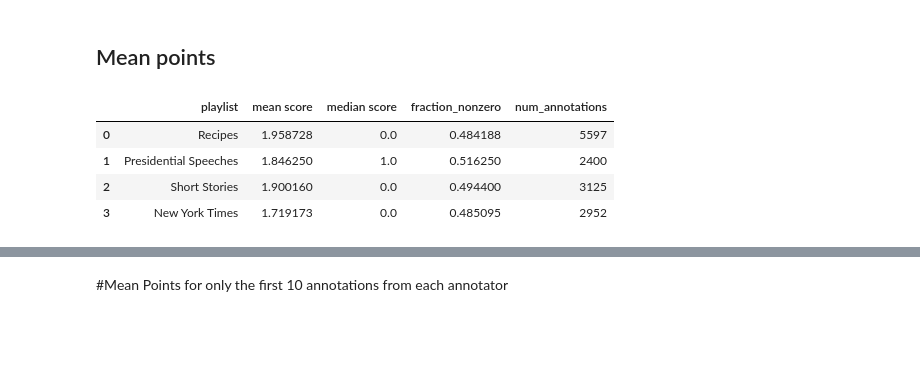
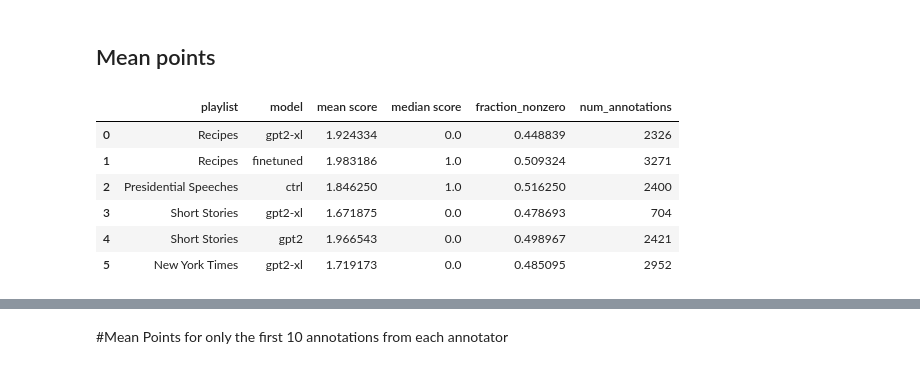
Before and after one commit to kirubarajan/roft, a Jupyter notebook: annotation/analysis/research.ipynb, the cells around one changed output, grey strips where cells are left out. Cells and saved outputs as stored; diff of their text form; code cells hidden in the pictures; blank space fills up the shorter version.

```diff
--- a/annotation/analysis/research.ipynb
+++ b/annotation/analysis/research.ipynb
@@ -136,26 +151,34 @@ full_df = full_df[full_df.annotator.isin(profiles_filter_df.pk)]
 # %%
 def analyze_per_playlist():
   info_to_return = []
   playlist_names = set(playlist_df["shortname"].tolist())
+  model_names = set(generation_df["system"].tolist())
   for playlist in playlist_names:
-    df = full_df[(full_df["playlist_name"]==playlist) & (full_df["playlist_version"]=="0.2")]
+    for model in model_names:
+      df = full_df[(full_df["playlist_name"]==playlist) &
+                          (full_df["system"]==model) &
+                          (full_df["playlist_version"]=="0.2")]
 
-    info = {"playlist": playlist,
-            "mean score": np.mean(df["points"]),
-            "median score": np.median(df["points"]),
-            "fraction_nonzero": len(df[df["points"] > 0]) / len(df),
-            "num_annotations": len(df)
-    }
-    info_to_return.append(info)
+      if len(df) > 0:
+        info = {"playlist": playlist,
+                "model": model,
+                "mean score": np.mean(df["points"]),
+                "median score": np.median(df["points"]),
+                "fraction_nonzero": len(df[df["points"] > 0]) / len(df),
+                "num_annotations": len(df)
+        }
+        info_to_return.append(info)
   return pd.DataFrame(info_to_return)
 
 analyze_per_playlist()
 # %% [output]
-|  | playlist | mean score | median score | fraction_nonzero | num_annotations |
-| 0 | Recipes | 1.958728 | 0.0 | 0.484188 | 5597 |
-| 1 | Presidential Speeches | 1.846250 | 1.0 | 0.516250 | 2400 |
-| 2 | Short Stories | 1.900160 | 0.0 | 0.494400 | 3125 |
-| 3 | New York Times | 1.719173 | 0.0 | 0.485095 | 2952 |
+|  | playlist | model | mean score | median score | fraction_nonzero | num_annotations |
+| 0 | Recipes | gpt2-xl | 1.924334 | 0.0 | 0.448839 | 2326 |
+| 1 | Recipes | finetuned | 1.983186 | 1.0 | 0.509324 | 3271 |
+| 2 | Presidential Speeches | ctrl | 1.846250 | 1.0 | 0.516250 | 2400 |
+| 3 | Short Stories | gpt2-xl | 1.671875 | 0.0 | 0.478693 | 704 |
+| 4 | Short Stories | gpt2 | 1.966543 | 0.0 | 0.498967 | 2421 |
+| 5 | New York Times | gpt2-xl | 1.719173 | 0.0 | 0.485095 | 2952 |
 # %%
 def analyze_per_decoding_strat():
   info_to_return = []
```
Also changed, not shown: parts of 15 cells of this notebook.
